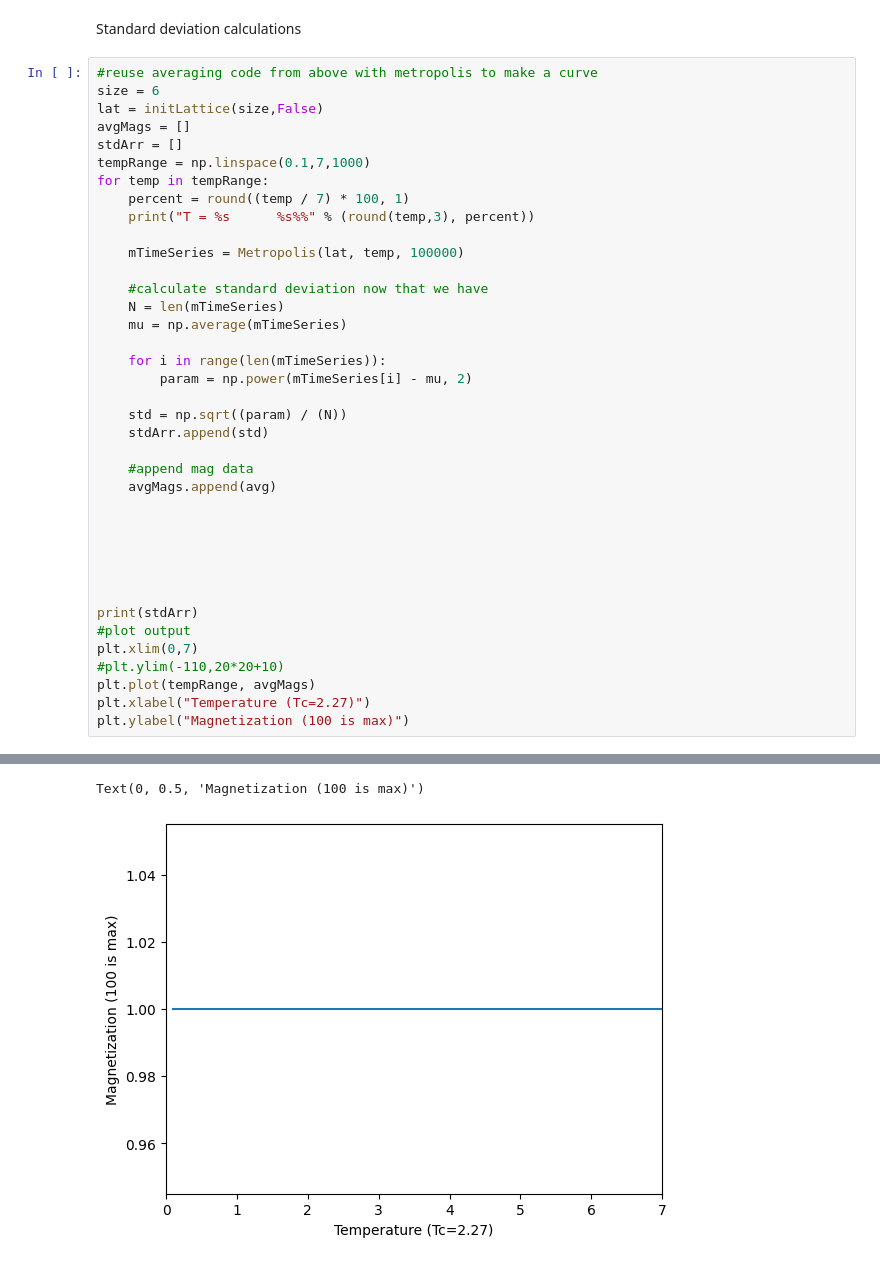
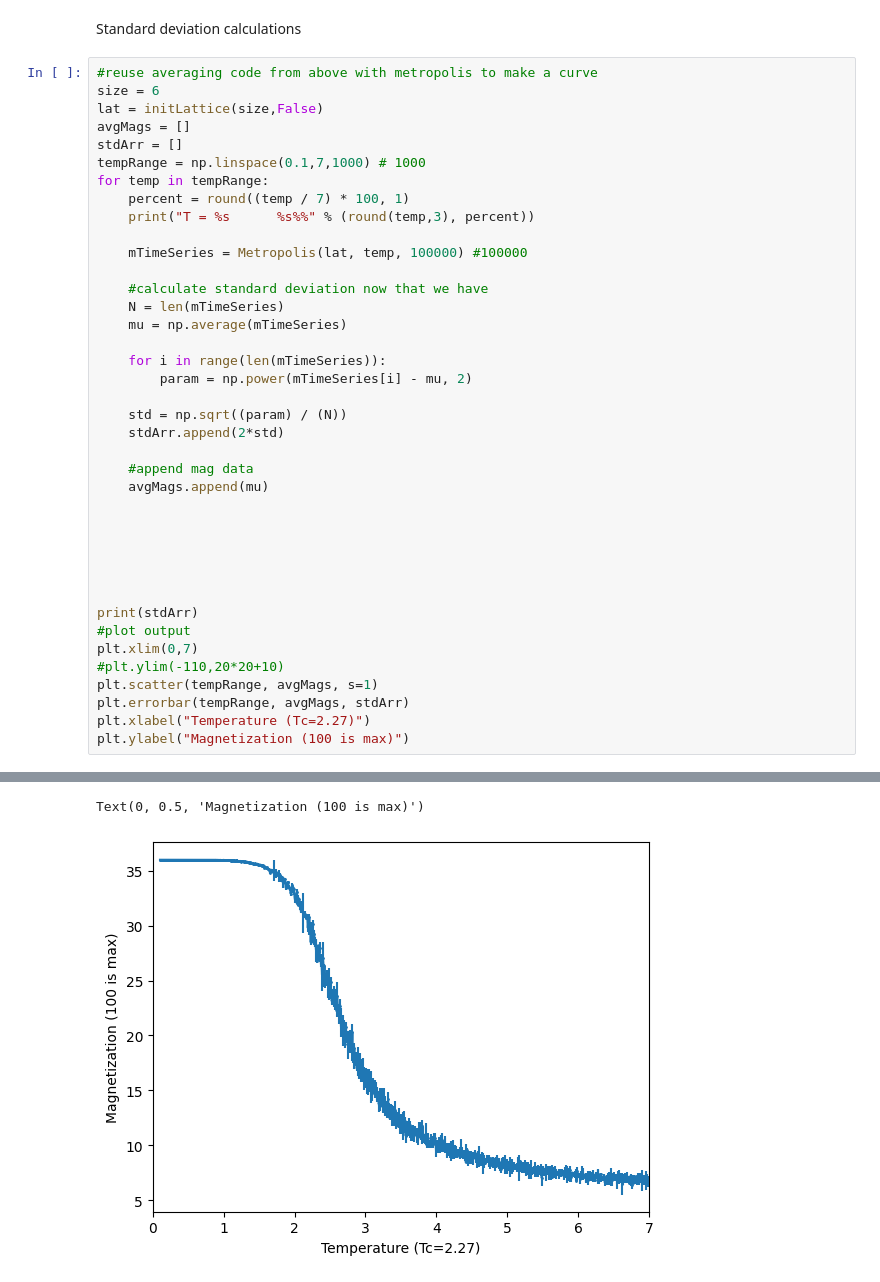
Before and after one commit to noahchanoah/thesis, a Jupyter notebook: Fising.ipynb, the cells around one changed output, grey strips where cells are left out. Saved outputs shown, nothing was run; the diff lists cells and outputs as text.

```diff
--- a/Fising.ipynb
+++ b/Fising.ipynb
@@ -690,12 +690,12 @@ size = 6
 lat = initLattice(size,False)
 avgMags = []
 stdArr = []
-tempRange = np.linspace(0.1,7,1000)
+tempRange = np.linspace(0.1,7,1000) # 1000
 for temp in tempRange:
     percent = round((temp / 7) * 100, 1)
     print("T = %s      %s%%" % (round(temp,3), percent))
 
-    mTimeSeries = Metropolis(lat, temp, 100000)
+    mTimeSeries = Metropolis(lat, temp, 100000) #100000
 
     #calculate standard deviation now that we have
     N = len(mTimeSeries)
@@ -705,40 +705,41 @@ for temp in tempRange:
         param = np.power(mTimeSeries[i] - mu, 2)
 
     std = np.sqrt((param) / (N))
-    stdArr.append(std)
+    stdArr.append(2*std)
 
     #append mag data
-    avgMags.append(avg)
+    avgMags.append(mu)
 
 
 
 
 
 
 print(stdArr)
 #plot output
 plt.xlim(0,7)
 #plt.ylim(-110,20*20+10)
-plt.plot(tempRange, avgMags)
+plt.scatter(tempRange, avgMags, s=1)
+plt.errorbar(tempRange, avgMags, stdArr)
 plt.xlabel("Temperature (Tc=2.27)")
 plt.ylabel("Magnetization (100 is max)")
 # %% [output]
 T = 0.1      1.4%
 T = 0.107      1.5%
 T = 0.114      1.6%
 T = 0.121      1.7%
 T = 0.128      1.8%
 T = 0.135      1.9%
 T = 0.141      2.0%
 T = 0.148      2.1%
 T = 0.155      2.2%
 T = 0.162      2.3%
 T = 0.169      2.4%
 T = 0.176      2.5%
 ... (985 lines left out)
 T = 6.986      99.8%
 T = 6.993      99.9%
 T = 7.0      100.0%
 [0.0, 0.0, 0.0, 0.0, 0.0, 0.0, 0.0, 0.0, 0.0, 0.0, 0.0, 0.0, 0.0, 0.0, 0.0, 0.0, 0.0, 0.0, 0.0, 0.0, 0.0, 0.0, 0.0, 0.0, 0.0, 0.0, 0.0, 0.0, 0.0, 0.0, 0.0, 0.0, 0.0, 0.0, 0.0, 0.0, 0.0, 0.0, 0.0, 0.0, ...
 Text(0, 0.5, 'Magnetization (100 is max)')
-[figure, old version]
+[figure, new version]
```
Also changed, not shown: parts of 5 cells of this notebook.
